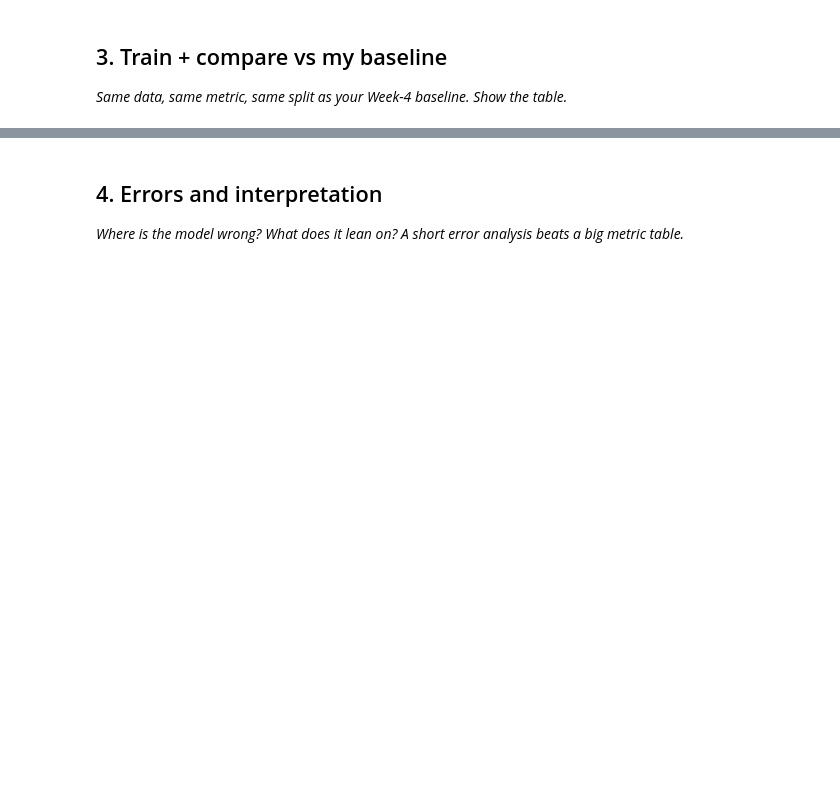
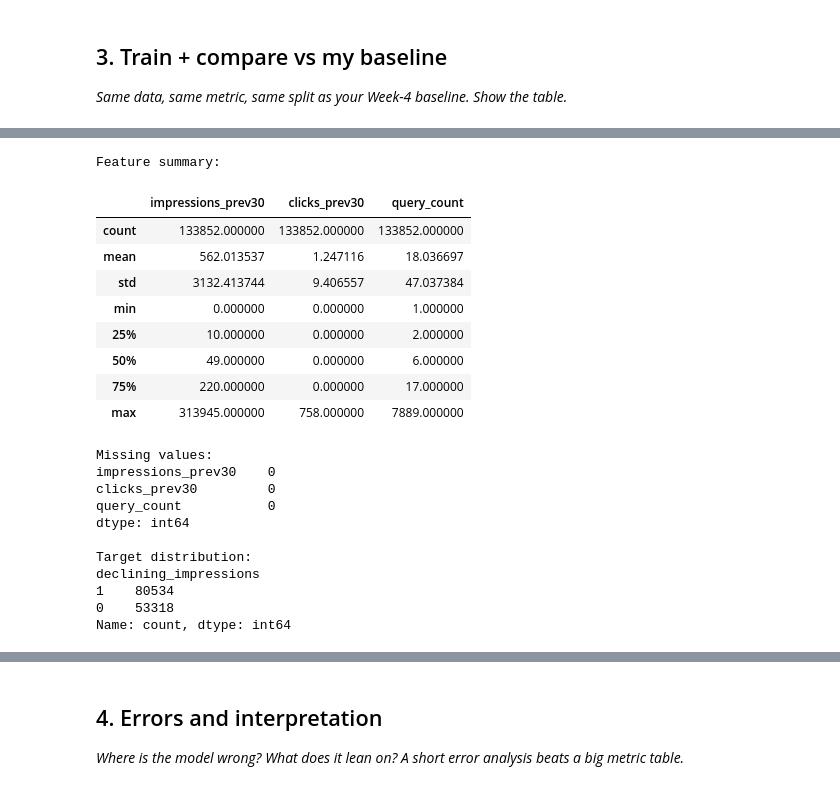
Before and after one commit to barak-hub/flyrank-ml-internship, a Jupyter notebook: work/notebooks/w05_model.ipynb, the cells around one changed output, grey strips where cells are left out. Saved outputs shown, nothing was run; the diff lists cells and outputs as text; code cells hidden in the pictures; blank space fills up the shorter version.

Commit message:
Complete Week 5 capstone modeling and evaluation

```diff
--- a/work/notebooks/w05_model.ipynb
+++ b/work/notebooks/w05_model.ipynb
@@ -29,0 +275,39 @@ This skeleton is yours to fill. Work the sections **in order** — each one has
+# %%
+
+# Inspect candidate model features
+features = [
+    "impressions_prev30",
+    "clicks_prev30",
+    "query_count"
+]
+
+print("Feature summary:")
+display(page_df[features].describe())
+
+print("\nMissing values:")
+print(page_df[features].isna().sum())
+
+print("\nTarget distribution:")
+print(page_df["declining_impressions"].value_counts())
+# %% [output]
+Feature summary:
+|  | impressions_prev30 | clicks_prev30 | query_count |
+| count | 133852.000000 | 133852.000000 | 133852.000000 |
+| mean | 562.013537 | 1.247116 | 18.036697 |
+| std | 3132.413744 | 9.406557 | 47.037384 |
+| min | 0.000000 | 0.000000 | 1.000000 |
+| 25% | 10.000000 | 0.000000 | 2.000000 |
+| 50% | 49.000000 | 0.000000 | 6.000000 |
+| 75% | 220.000000 | 0.000000 | 17.000000 |
+| max | 313945.000000 | 758.000000 | 7889.000000 |
+Missing values:
+impressions_prev30    0
+clicks_prev30         0
+query_count           0
+dtype: int64
+
+Target distribution:
+declining_impressions
+1    80534
+0    53318
+Name: count, dtype: int64
```
Also changed, not shown: parts of 16 cells of this notebook.
